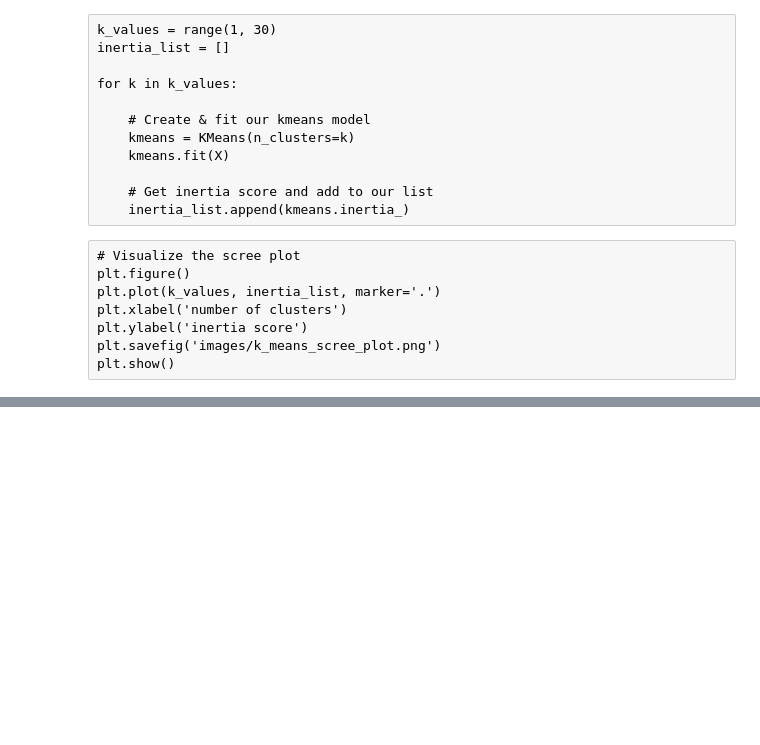
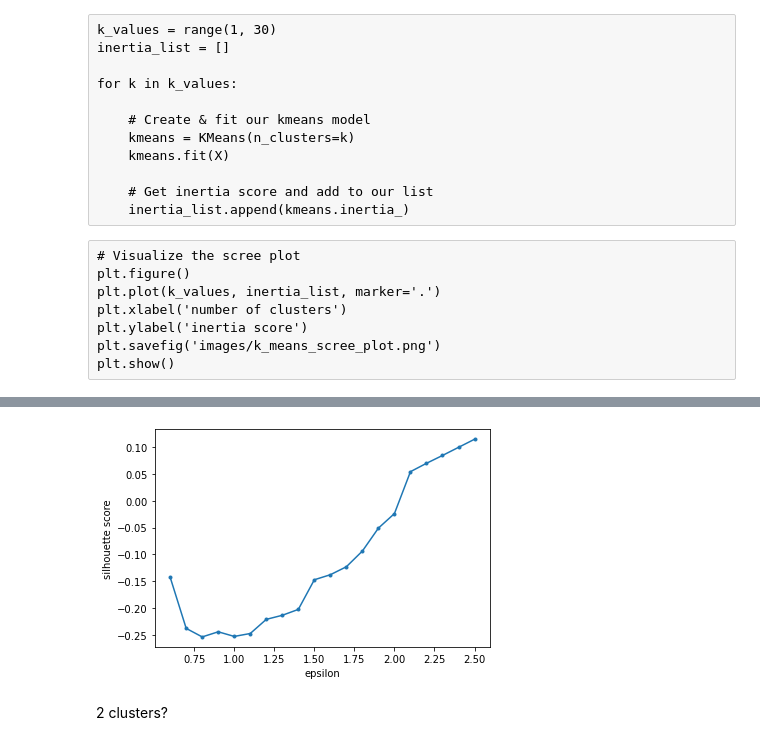
Before and after one commit to puneetsran/okcupid, a Jupyter notebook: ok_cupid_models.ipynb, the cells around one changed output, grey strips where cells are left out. Saved outputs shown, nothing was run; the diff lists cells and outputs as text; code cells hidden in the pictures; blank space fills up the shorter version.

Commit message:
run DBSCAN model

```diff
--- a/ok_cupid_models.ipynb
+++ b/ok_cupid_models.ipynb
@@ -261,0 +262,28 @@ plt.show()
+# %%
+from sklearn.cluster import DBSCAN
+
+silhouette_scores = []
+n_clusters = []
+eps_values = []
+
+for eps in np.arange(0.1, 10, 0.1):
+
+    # create and fit a DBSCAN
+    dbscan = DBSCAN(eps=eps, min_samples=8)
+    dbscan.fit(X_log)
+
+    # Find the number of clusters
+    cluster_labels = dbscan.labels_
+    non_noise_labels = cluster_labels[cluster_labels != -1]
+    n = len(np.unique(non_noise_labels))
+
+    if n > 1:
+
+        # Silhouette score
+        silhouette = silhouette_score(X_log, cluster_labels)
+        silhouette_scores.append(silhouette)
+        eps_values.append(eps)
+        n_clusters.append(n)
+
+    # Print some info
+    print(f'eps:{eps}, n_clusters:{n}')
@@ -261,0 +308,10 @@ plt.show()
+# %%
+plt.figure()
+plt.plot(eps_values, silhouette_scores, marker='.')
+plt.xlabel('epsilon')
+plt.ylabel('silhouette score')
+plt.show()
+# %% [output]
+[figure, added]
+# %% [markdown]
+2 clusters?
```
Also changed, not shown: parts of 7 cells of this notebook, 1 other file.
